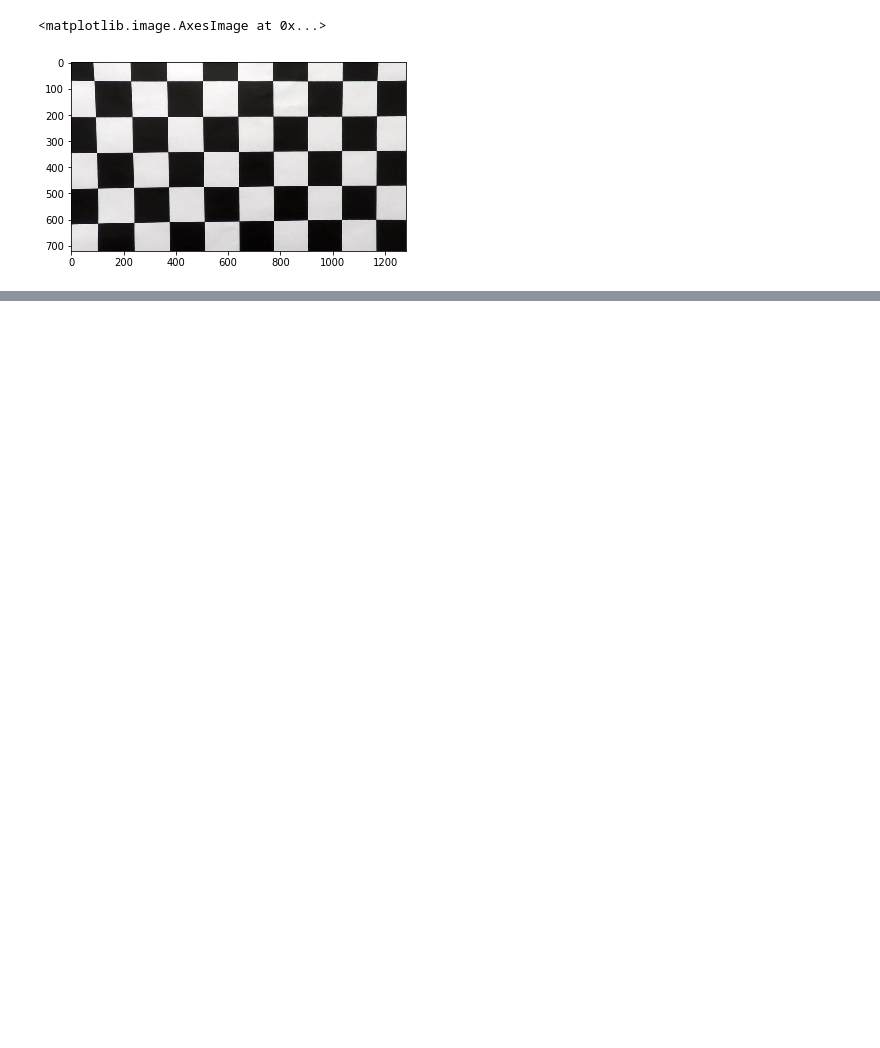
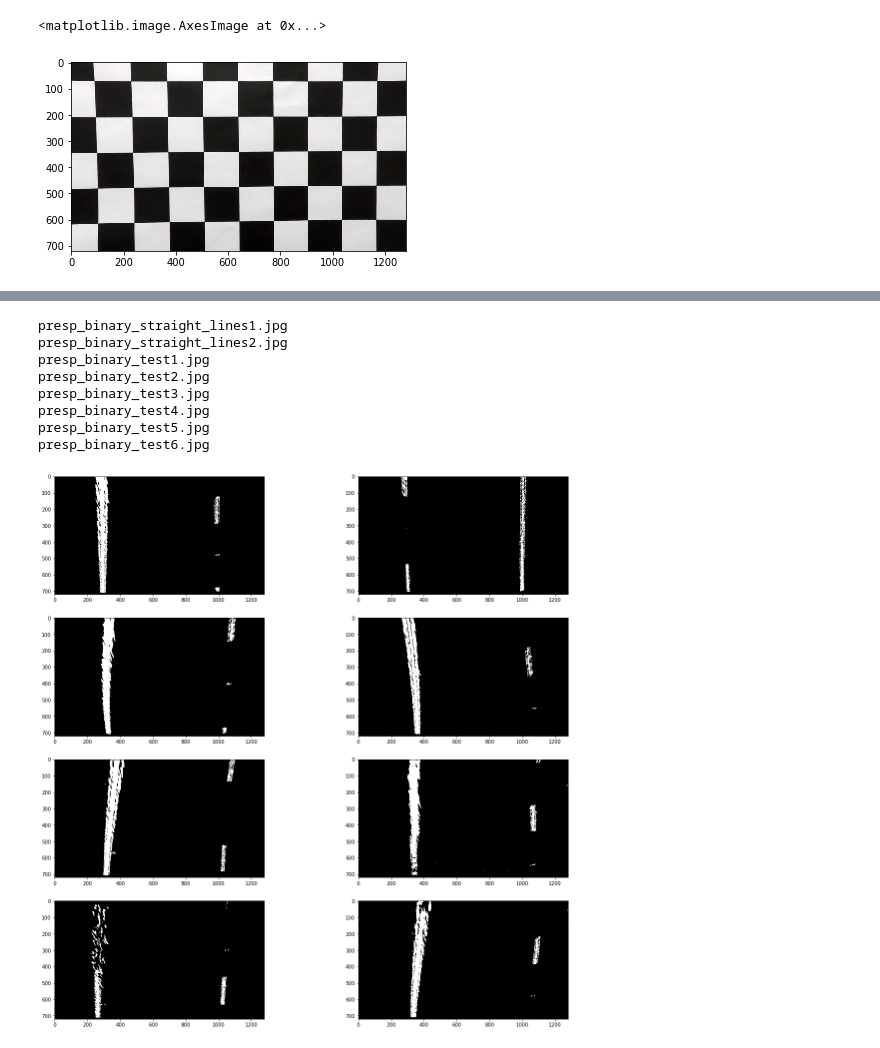
Before and after one commit to emoyers/CarND-Advanced-Lane-Lines, a Jupyter notebook: P2.ipynb, the cells around one changed output, grey strips where cells are left out. Saved outputs shown, nothing was run; the diff lists cells and outputs as text; code cells hidden in the pictures; blank space fills up the shorter version.

```diff
--- a/P2.ipynb
+++ b/P2.ipynb
@@ -206,2 +207,20 @@ binary_test6.jpg
 [figure]
 [figure]
+# %%
+fig = plt.figure(figsize=(20, 20))
+count = 1
+for key, image in prespective_images.items() :
+    print (key)
+    fig.add_subplot(4, 2, count)
+    plt.imshow(image, cmap='gray')
+    count += 1
+# %% [output]
+presp_binary_straight_lines1.jpg
+presp_binary_straight_lines2.jpg
+presp_binary_test1.jpg
+presp_binary_test2.jpg
+presp_binary_test3.jpg
+presp_binary_test4.jpg
+presp_binary_test5.jpg
+presp_binary_test6.jpg
+[figure, added]
```
Also changed, not shown: parts of 2 cells of this notebook, 1 other file.
